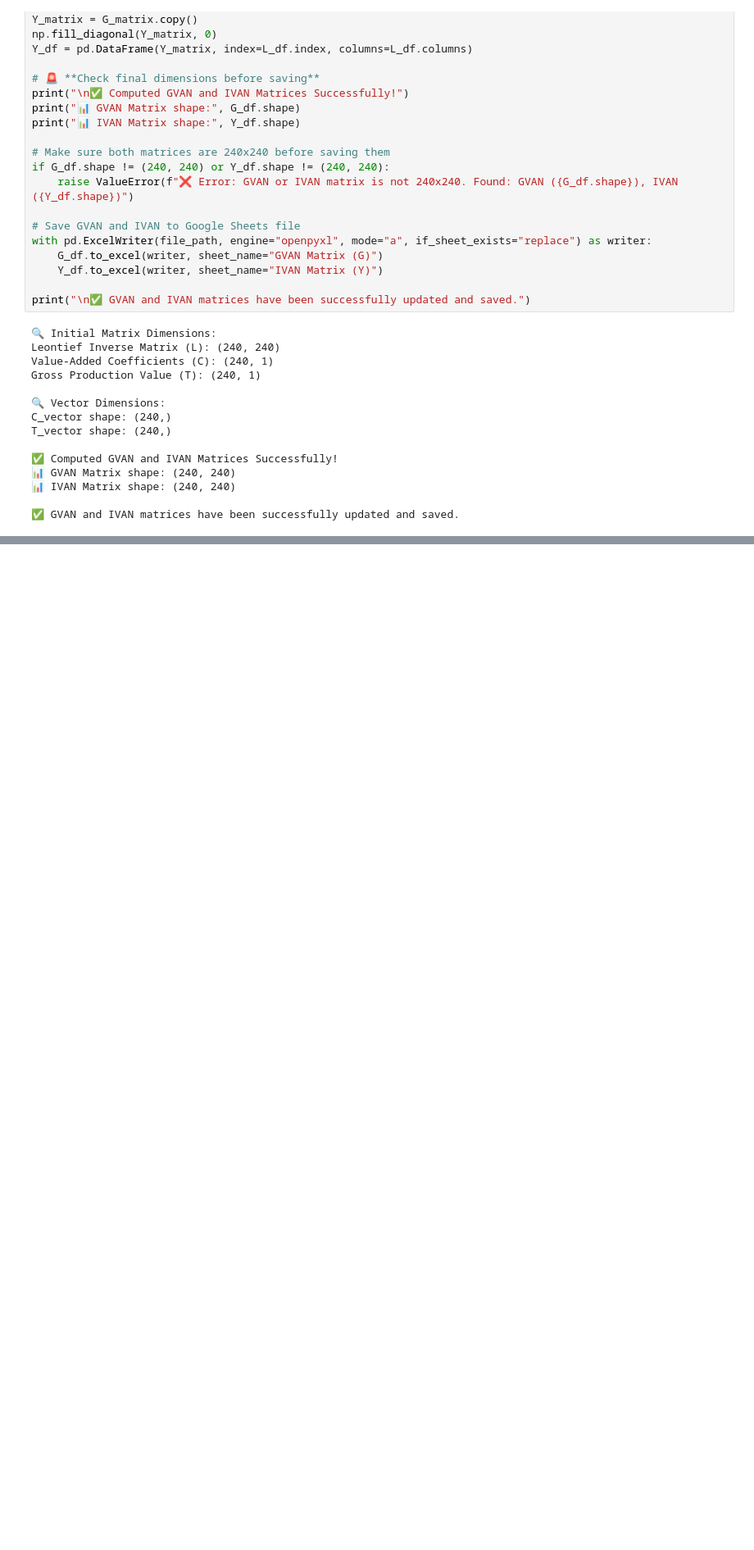
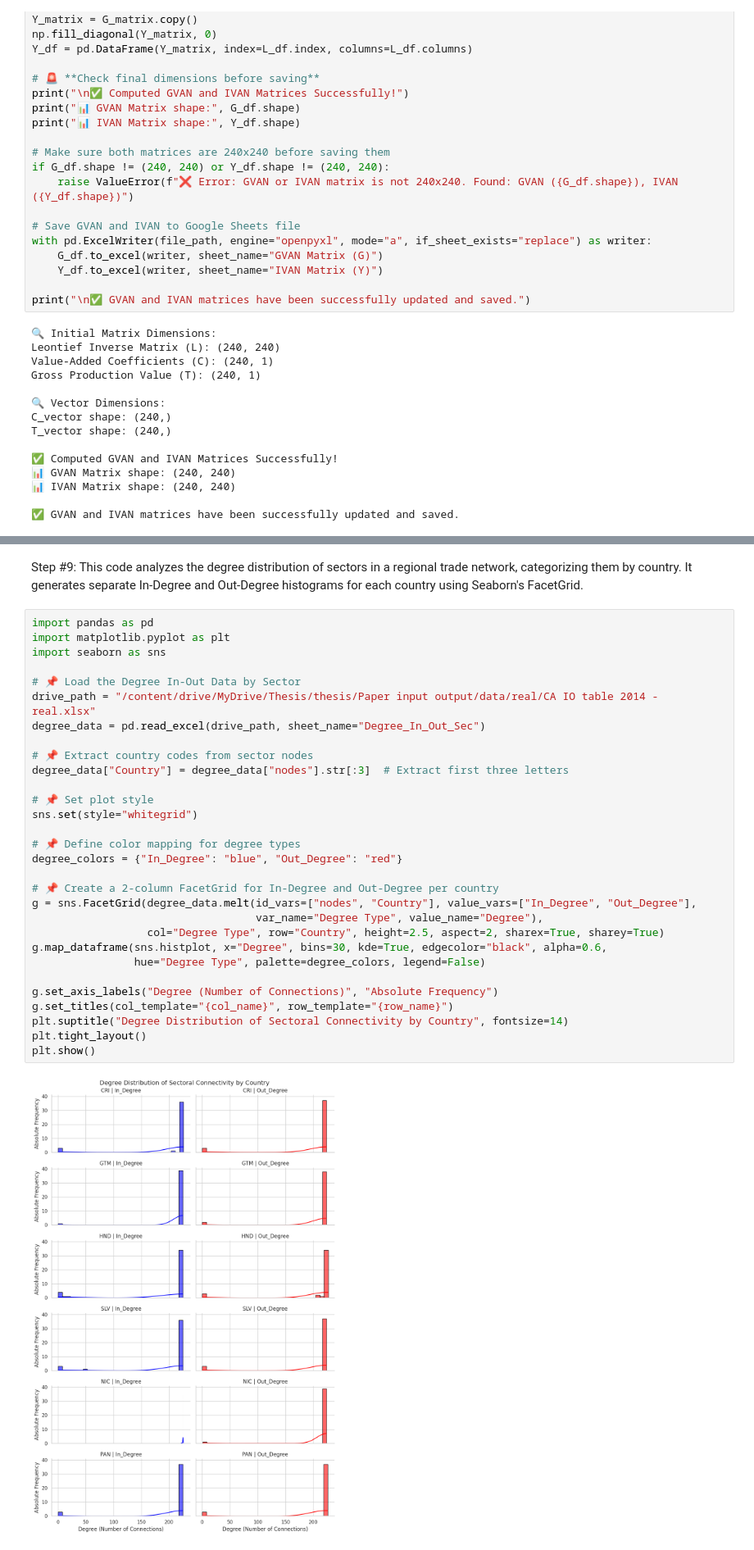
Before and after one commit to erickdiaz3010/tesis-network-analysis, a Jupyter notebook: Thesis_VA_in_CA_Erick.ipynb, the cells around one changed output, grey strips where cells are left out. Shown at 82% size. Cells and saved outputs as stored; diff of their text form; blank space fills up the shorter version.

```diff
--- a/Thesis_VA_in_CA_Erick.ipynb
+++ b/Thesis_VA_in_CA_Erick.ipynb
@@ -879,0 +491,34 @@ print("✅ Sorted nodes with connections in GVAN network have been saved success
+# %% [markdown]
+Step #9: This code analyzes the degree distribution of sectors in a regional trade network, categorizing them by country. It generates separate In-Degree and Out-Degree histograms for each country using Seaborn's FacetGrid.
+# %%
+import pandas as pd
+import matplotlib.pyplot as plt
+import seaborn as sns
+
+# 📌 Load the Degree In-Out Data by Sector
+drive_path = "/content/drive/MyDrive/Thesis/thesis/Paper input output/data/real/CA IO table 2014 - real.xlsx"
+degree_data = pd.read_excel(drive_path, sheet_name="Degree_In_Out_Sec")
+
+# 📌 Extract country codes from sector nodes
+degree_data["Country"] = degree_data["nodes"].str[:3]  # Extract first three letters
+
+# 📌 Set plot style
+sns.set(style="whitegrid")
+
+# 📌 Define color mapping for degree types
+degree_colors = {"In_Degree": "blue", "Out_Degree": "red"}
+
+# 📌 Create a 2-column FacetGrid for In-Degree and Out-Degree per country
+g = sns.FacetGrid(degree_data.melt(id_vars=["nodes", "Country"], value_vars=["In_Degree", "Out_Degree"],
+                                   var_name="Degree Type", value_name="Degree"),
+                  col="Degree Type", row="Country", height=2.5, aspect=2, sharex=True, sharey=True)
+g.map_dataframe(sns.histplot, x="Degree", bins=30, kde=True, edgecolor="black", alpha=0.6,
+                hue="Degree Type", palette=degree_colors, legend=False)
+
+g.set_axis_labels("Degree (Number of Connections)", "Absolute Frequency")
+g.set_titles(col_template="{col_name}", row_template="{row_name}")
+plt.suptitle("Degree Distribution of Sectoral Connectivity by Country", fontsize=14)
+plt.tight_layout()
+plt.show()
+# %% [output]
+[figure, added]
```
Also changed, not shown: parts of 25 cells of this notebook.
